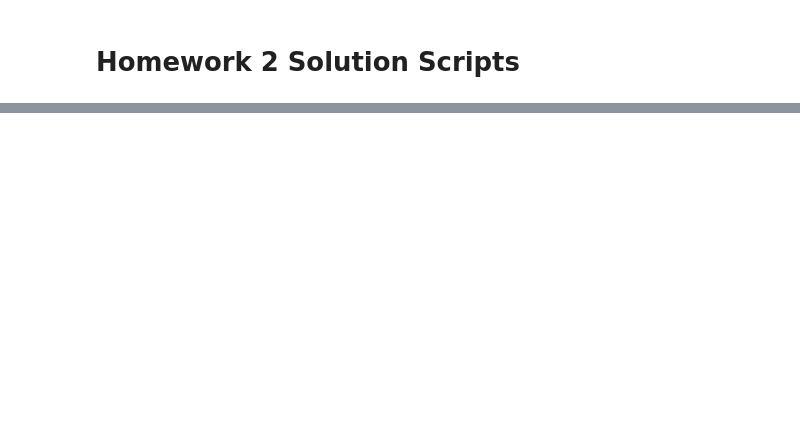
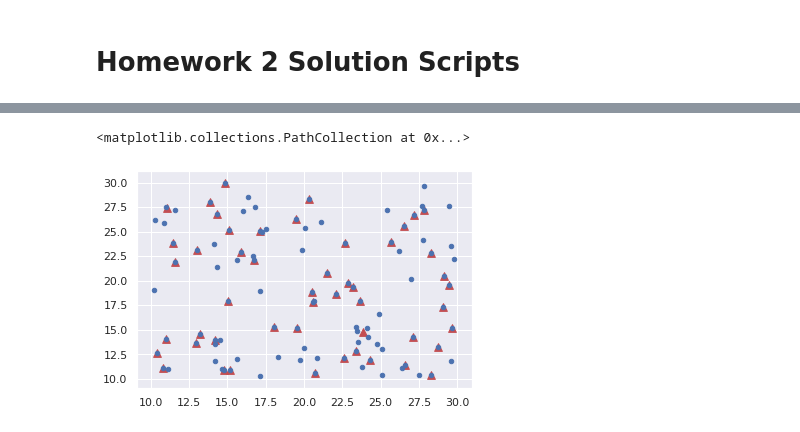
Before and after one commit to akinelden/ie440-homework2, a Jupyter notebook: HW2_scripts.ipynb, the cells around one changed output, grey strips where cells are left out. Saved outputs shown, nothing was run; the diff lists cells and outputs as text; code cells hidden in the pictures; blank space fills up the shorter version.

```diff
--- a/HW2_scripts.ipynb
+++ b/HW2_scripts.ipynb
@@ -144,0 +217,6 @@ plt.scatter(A[:,0], A[:,1],s=20)
+# %%
+plt.scatter(locations[:,0], locations[:,1], marker='^',c='r', s=60)
+plt.scatter(A[:,0], A[:,1],s=20)
+# %% [output]
+<matplotlib.collections.PathCollection at 0x...>
+[figure, added]
```
Also changed, not shown: parts of 8 cells of this notebook, 1 other file.
